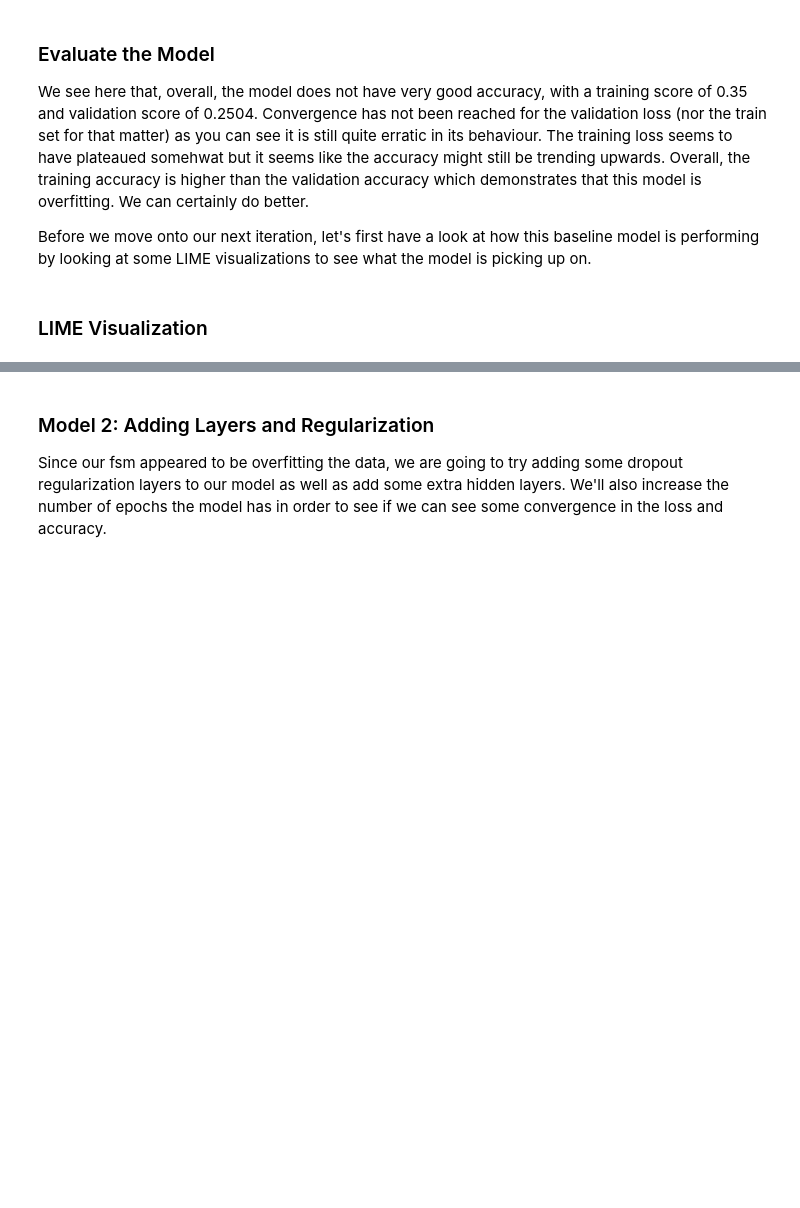
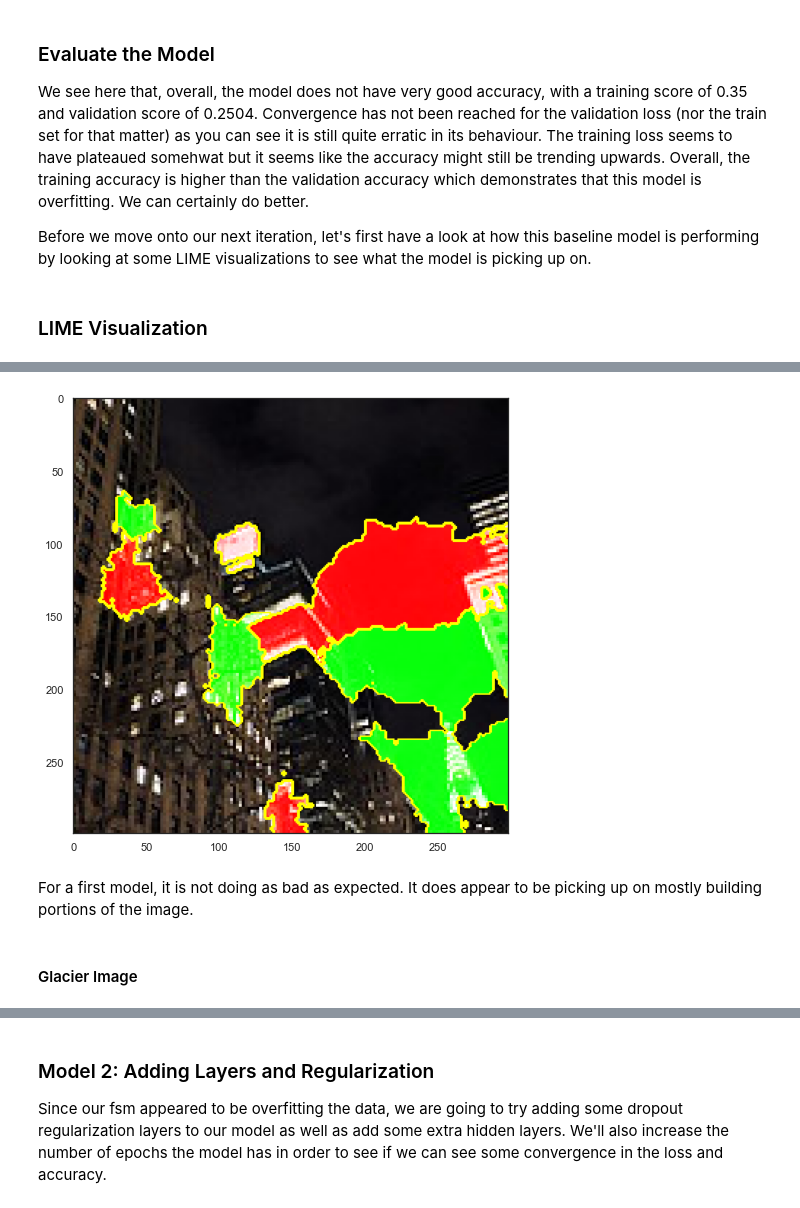
Before and after one commit to lecritch/Cene-Image-Classification, a Jupyter notebook: reports/final_report.ipynb, the cells around one changed output, grey strips where cells are left out. Cells and saved outputs as stored; diff of their text form; code cells hidden in the pictures; blank space fills up the shorter version.

```diff
--- a/reports/final_report.ipynb
+++ b/reports/final_report.ipynb
@@ -516,0 +505,10 @@ Choose an image for explaination:
+# %%
+temp, mask = explanation.get_image_and_mask(explanation.top_labels[0], positive_only=False, num_features=10, hide_rest=False)
+plt.imshow(mark_boundaries(temp, mask));
+plt.savefig(parent_dir + 'figures/buildings_pro_con')
+# %% [output]
+[figure, added]
+# %% [markdown]
+For a first model, it is not doing as bad as expected.  It does appear to be picking up on mostly building portions of the image.
+# %% [markdown]
+#### Glacier Image
```
Also changed, not shown: parts of 50 cells of this notebook, 12 other files.
